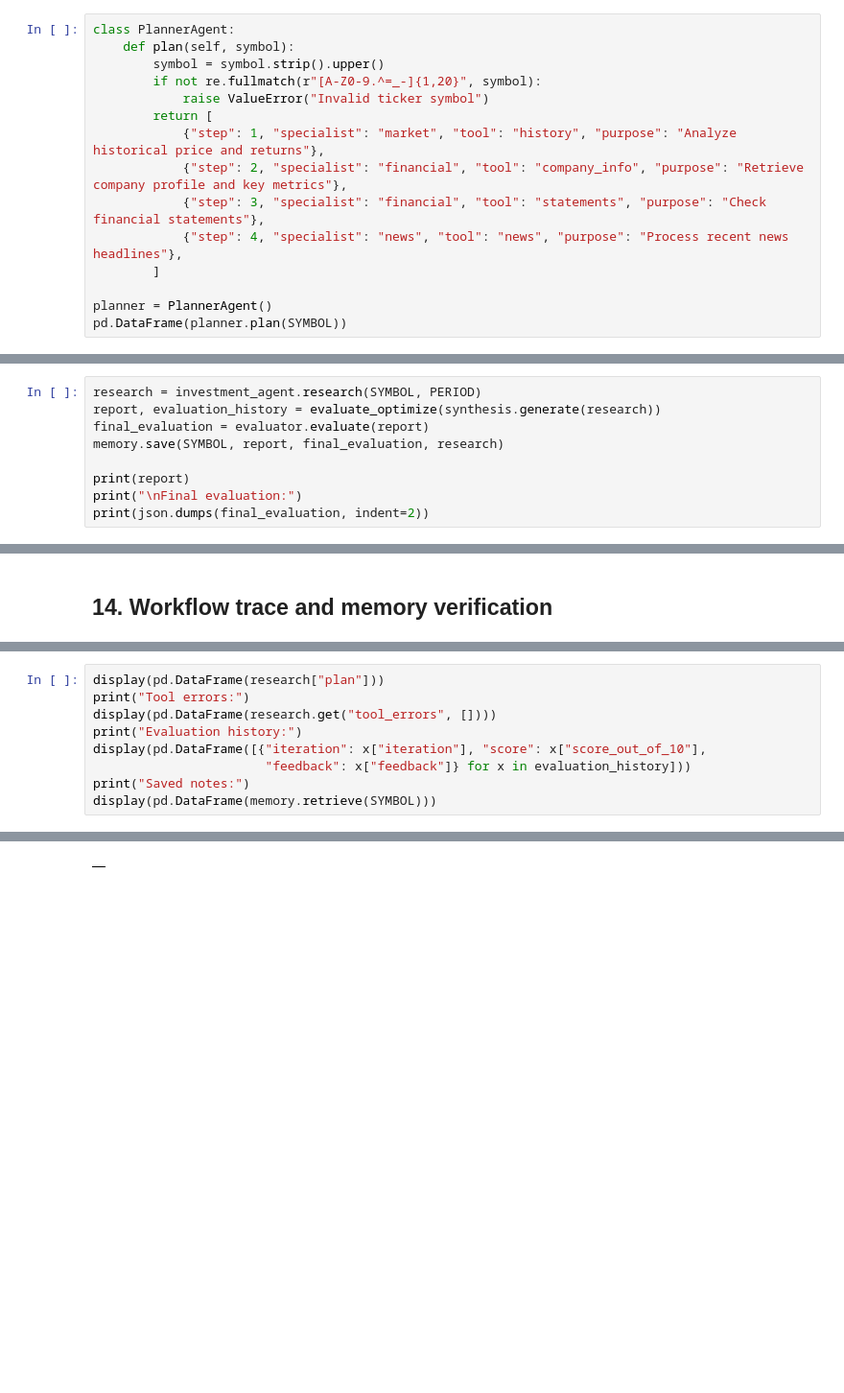
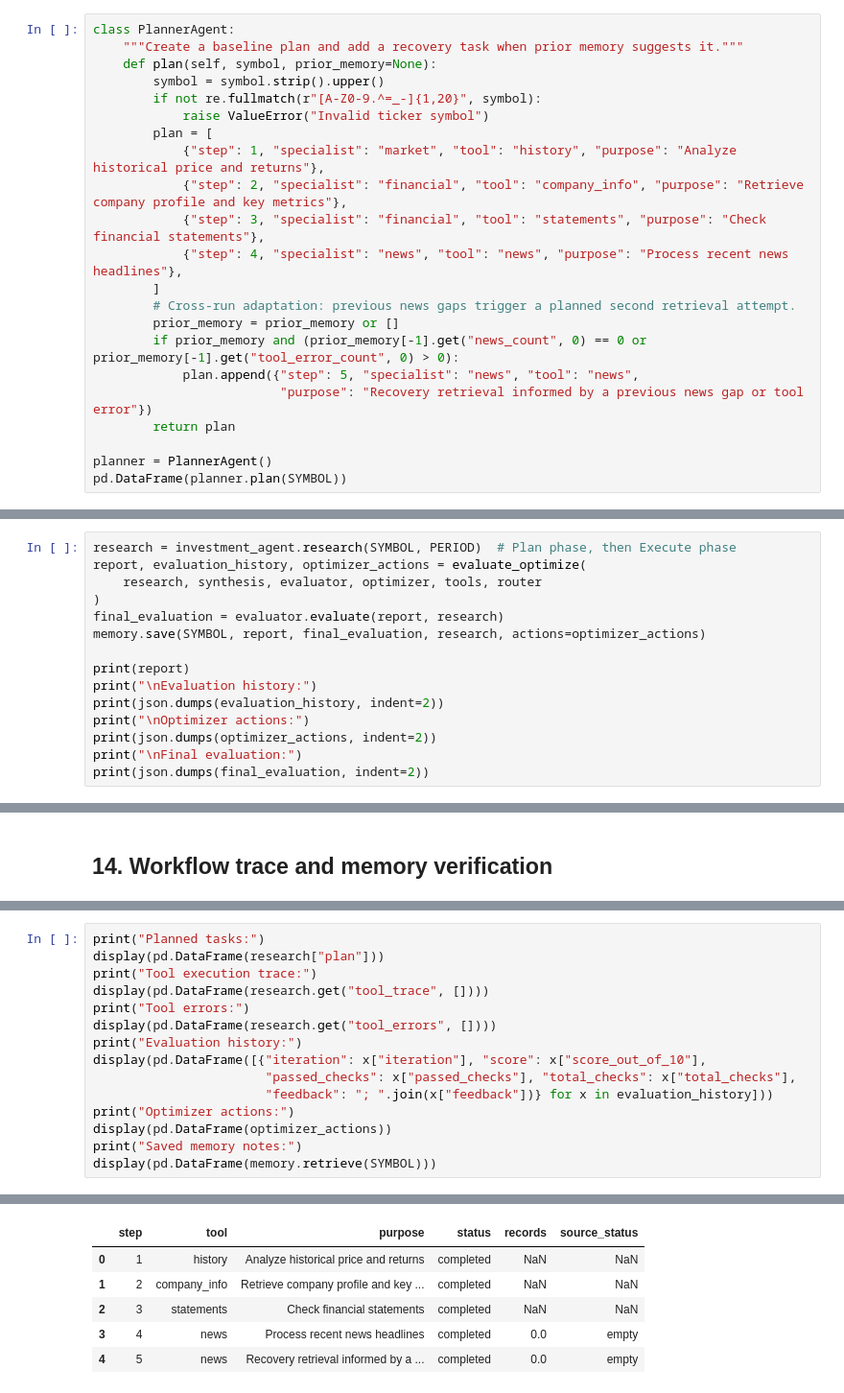
Before and after one commit to vishwakarmaamit1/aai-520-nlp_and_gen_ai_final_project, a Jupyter notebook: AAI_520_Multi_Agent_Investment_Research.ipynb, the cells around one changed output, grey strips where cells are left out. Shown at 96% size. Drawn from its saved outputs; the diff is of its cells as text; blank space fills up the shorter version.

```diff
--- a/AAI_520_Multi_Agent_Investment_Research.ipynb
+++ b/AAI_520_Multi_Agent_Investment_Research.ipynb
@@ -132,15 +119,22 @@ This is a lightweight self-review and memory mechanism. The system does not upda
 # %%
 class PlannerAgent:
-    def plan(self, symbol):
+    """Create a baseline plan and add a recovery task when prior memory suggests it."""
+    def plan(self, symbol, prior_memory=None):
         symbol = symbol.strip().upper()
         if not re.fullmatch(r"[A-Z0-9.^=_-]{1,20}", symbol):
             raise ValueError("Invalid ticker symbol")
-        return [
+        plan = [
             {"step": 1, "specialist": "market", "tool": "history", "purpose": "Analyze historical price and returns"},
             {"step": 2, "specialist": "financial", "tool": "company_info", "purpose": "Retrieve company profile and key metrics"},
             {"step": 3, "specialist": "financial", "tool": "statements", "purpose": "Check financial statements"},
             {"step": 4, "specialist": "news", "tool": "news", "purpose": "Process recent news headlines"},
         ]
+        # Cross-run adaptation: previous news gaps trigger a planned second retrieval attempt.
+        prior_memory = prior_memory or []
+        if prior_memory and (prior_memory[-1].get("news_count", 0) == 0 or prior_memory[-1].get("tool_error_count", 0) > 0):
+            plan.append({"step": 5, "specialist": "news", "tool": "news",
+                         "purpose": "Recovery retrieval informed by a previous news gap or tool error"})
+        return plan
 
 planner = PlannerAgent()
 pd.DataFrame(planner.plan(SYMBOL))
@@ -546,10 +644,16 @@ For reproducibility, record the ticker, period, run date, and any data retrieval
 # %%
-research = investment_agent.research(SYMBOL, PERIOD)
-report, evaluation_history = evaluate_optimize(synthesis.generate(research))
-final_evaluation = evaluator.evaluate(report)
-memory.save(SYMBOL, report, final_evaluation, research)
+research = investment_agent.research(SYMBOL, PERIOD)  # Plan phase, then Execute phase
+report, evaluation_history, optimizer_actions = evaluate_optimize(
+    research, synthesis, evaluator, optimizer, tools, router
+)
+final_evaluation = evaluator.evaluate(report, research)
+memory.save(SYMBOL, report, final_evaluation, research, actions=optimizer_actions)
 
 print(report)
+print("\nEvaluation history:")
+print(json.dumps(evaluation_history, indent=2))
+print("\nOptimizer actions:")
+print(json.dumps(optimizer_actions, indent=2))
 print("\nFinal evaluation:")
 print(json.dumps(final_evaluation, indent=2))
 # %% [output]
@@ -620,10 +738,16 @@ An empty error table only means no exceptions were captured. It does not mean ev
 # %%
+print("Planned tasks:")
 display(pd.DataFrame(research["plan"]))
+print("Tool execution trace:")
+display(pd.DataFrame(research.get("tool_trace", [])))
 print("Tool errors:")
 display(pd.DataFrame(research.get("tool_errors", [])))
 print("Evaluation history:")
 display(pd.DataFrame([{"iteration": x["iteration"], "score": x["score_out_of_10"],
-                       "feedback": x["feedback"]} for x in evaluation_history]))
-print("Saved notes:")
+                       "passed_checks": x["passed_checks"], "total_checks": x["total_checks"],
+                       "feedback": "; ".join(x["feedback"])} for x in evaluation_history]))
+print("Optimizer actions:")
+display(pd.DataFrame(optimizer_actions))
+print("Saved memory notes:")
 display(pd.DataFrame(memory.retrieve(SYMBOL)))
 # %% [output]
@@ -636 +762,6 @@ Tool errors:
-|  |
+|  | step | tool | purpose | status | records | source_status |
+| 0 | 1 | history | Analyze historical price and returns | completed | NaN | NaN |
+| 1 | 2 | company_info | Retrieve company profile and key ... | completed | NaN | NaN |
+| 2 | 3 | statements | Check financial statements | completed | NaN | NaN |
+| 3 | 4 | news | Process recent news headlines | completed | 0.0 | empty |
+| 4 | 5 | news | Recovery retrieval informed by a ... | completed | 0.0 | empty |
```
Also changed, not shown: parts of 30 cells of this notebook, 2 other files.
